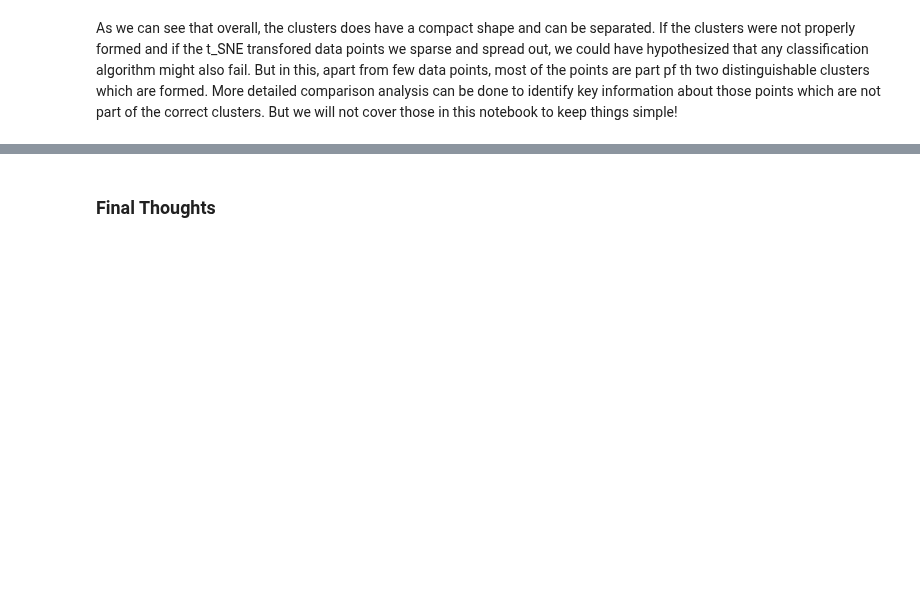
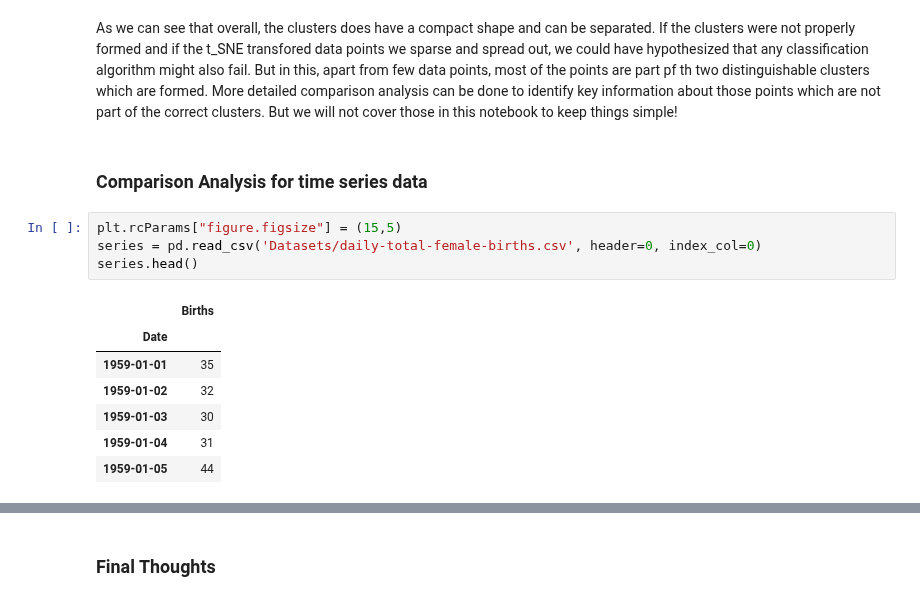
Before and after one commit to PacktPublishing/Applied-Machine-Learning-Explainability-Techniques, a Jupyter notebook: Chapter02/Comparison Analysis.ipynb, the cells around one changed output, grey strips where cells are left out. Saved outputs shown, nothing was run; the diff lists cells and outputs as text; blank space fills up the shorter version.

Commit message:
Completed Comparison Analysis

```diff
--- a/Chapter02/Comparison Analysis.ipynb
+++ b/Chapter02/Comparison Analysis.ipynb
@@ -151,3 +157,17 @@ visualize_clusters(x, km_labels)
 [figure]
 # %% [markdown]
 As we can see that overall, the clusters does have a compact shape and can be separated. If the clusters were not properly formed and if the t_SNE transfored data points we sparse and spread out, we could have hypothesized that any classification algorithm might also fail. But in this, apart from few data points, most of the points are part pf th two distinguishable clusters which are formed. More detailed comparison analysis can be done to identify key information about those points which are not part of the correct clusters. But we will not cover those in this notebook to keep things simple!
+# %% [markdown]
+### Comparison Analysis for time series data
+# %%
+plt.rcParams["figure.figsize"] = (15,5)
+series = pd.read_csv('Datasets/daily-total-female-births.csv', header=0, index_col=0)
+series.head()
+# %% [output]
+|  | Births |
+| Date |  |
+| 1959-01-01 | 35 |
+| 1959-01-02 | 32 |
+| 1959-01-03 | 30 |
+| 1959-01-04 | 31 |
+| 1959-01-05 | 44 |
```
Also changed, not shown: parts of 12 cells of this notebook.
